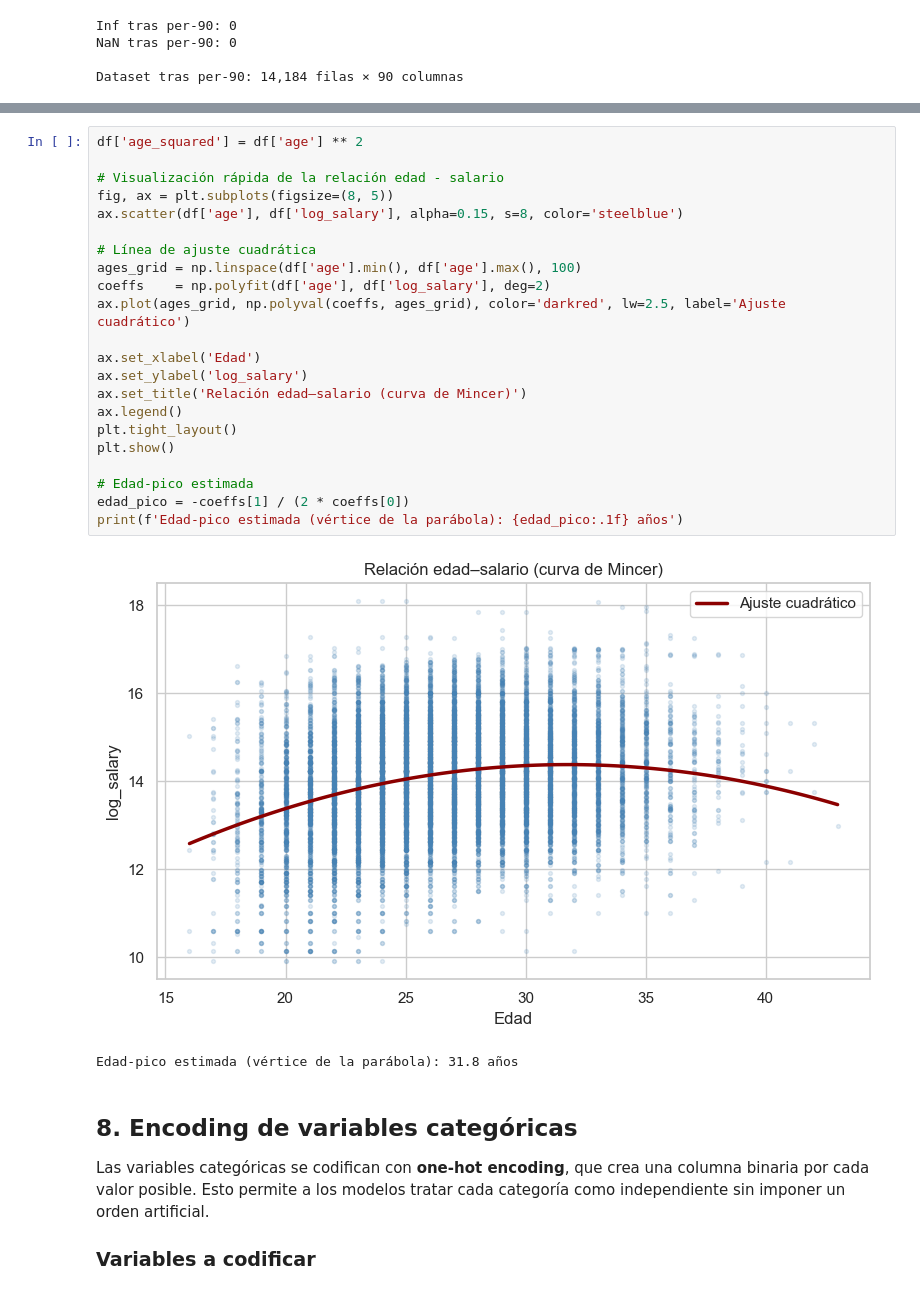
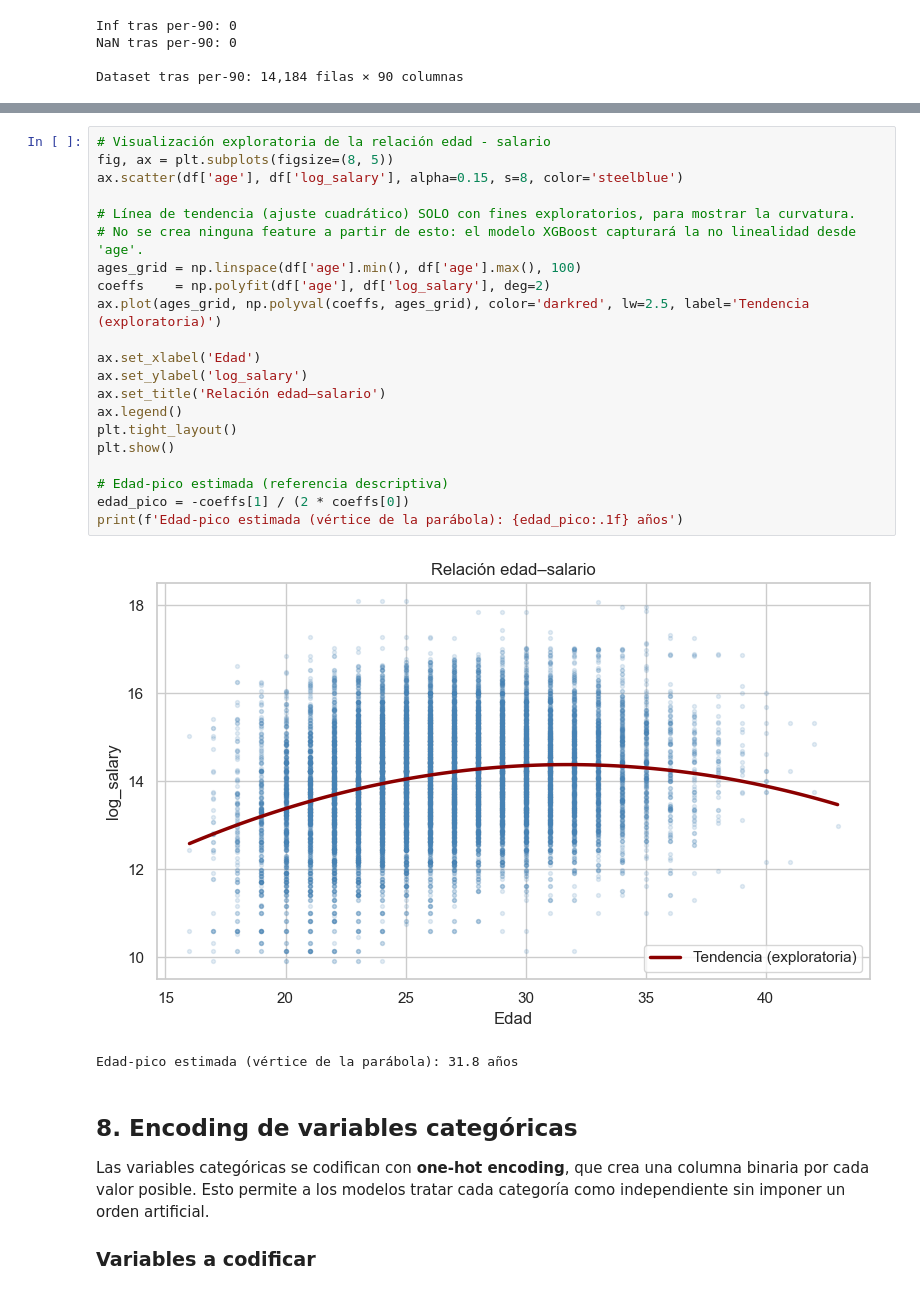
Before and after one commit to pablo29llori/TFM, a Jupyter notebook: notebooks/05_fe/05_02_features_regresion.ipynb, the cells around one changed output, grey strips where cells are left out. Drawn from its saved outputs; the diff is of its cells as text.

Commit message:
modificación de lo de mincer y alguna cosa más

```diff
--- a/notebooks/05_fe/05_02_features_regresion.ipynb
+++ b/notebooks/05_fe/05_02_features_regresion.ipynb
@@ -449,27 +451,26 @@ laboral para estimar ecuaciones de salario.
 # %%
-df['age_squared'] = df['age'] ** 2
-
-# Visualización rápida de la relación edad - salario
+# Visualización exploratoria de la relación edad - salario
 fig, ax = plt.subplots(figsize=(8, 5))
 ax.scatter(df['age'], df['log_salary'], alpha=0.15, s=8, color='steelblue')
 
-# Línea de ajuste cuadrática
+# Línea de tendencia (ajuste cuadrático) SOLO con fines exploratorios, para mostrar la curvatura.
+# No se crea ninguna feature a partir de esto: el modelo XGBoost capturará la no linealidad desde 'age'.
 ages_grid = np.linspace(df['age'].min(), df['age'].max(), 100)
 coeffs    = np.polyfit(df['age'], df['log_salary'], deg=2)
-ax.plot(ages_grid, np.polyval(coeffs, ages_grid), color='darkred', lw=2.5, label='Ajuste cuadrático')
+ax.plot(ages_grid, np.polyval(coeffs, ages_grid), color='darkred', lw=2.5, label='Tendencia (exploratoria)')
 
 ax.set_xlabel('Edad')
 ax.set_ylabel('log_salary')
-ax.set_title('Relación edad–salario (curva de Mincer)')
+ax.set_title('Relación edad–salario')
 ax.legend()
 plt.tight_layout()
 plt.show()
 
-# Edad-pico estimada
+# Edad-pico estimada (referencia descriptiva)
 edad_pico = -coeffs[1] / (2 * coeffs[0])
 print(f'Edad-pico estimada (vértice de la parábola): {edad_pico:.1f} años')
 # %% [output]
-[figure, old version]
+[figure, new version]
 Edad-pico estimada (vértice de la parábola): 31.8 años
 # %% [markdown]
 ## 8. Encoding de variables categóricas
```
Also changed, not shown: parts of 7 cells of this notebook, 1 other file.
